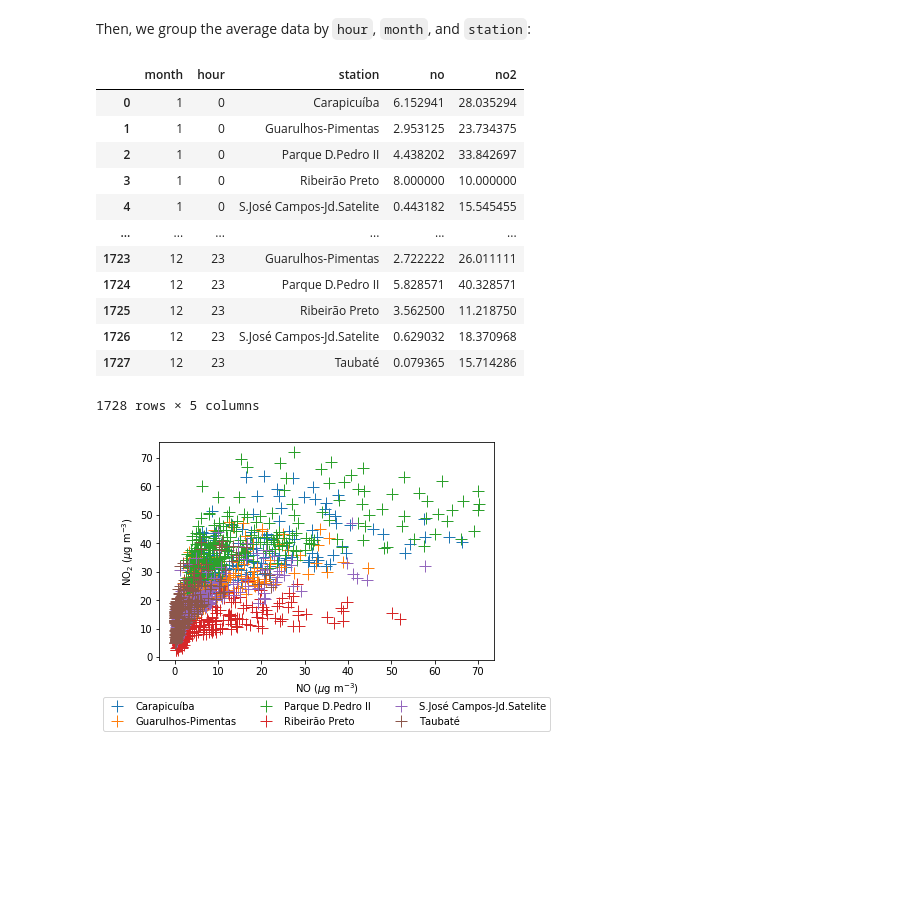
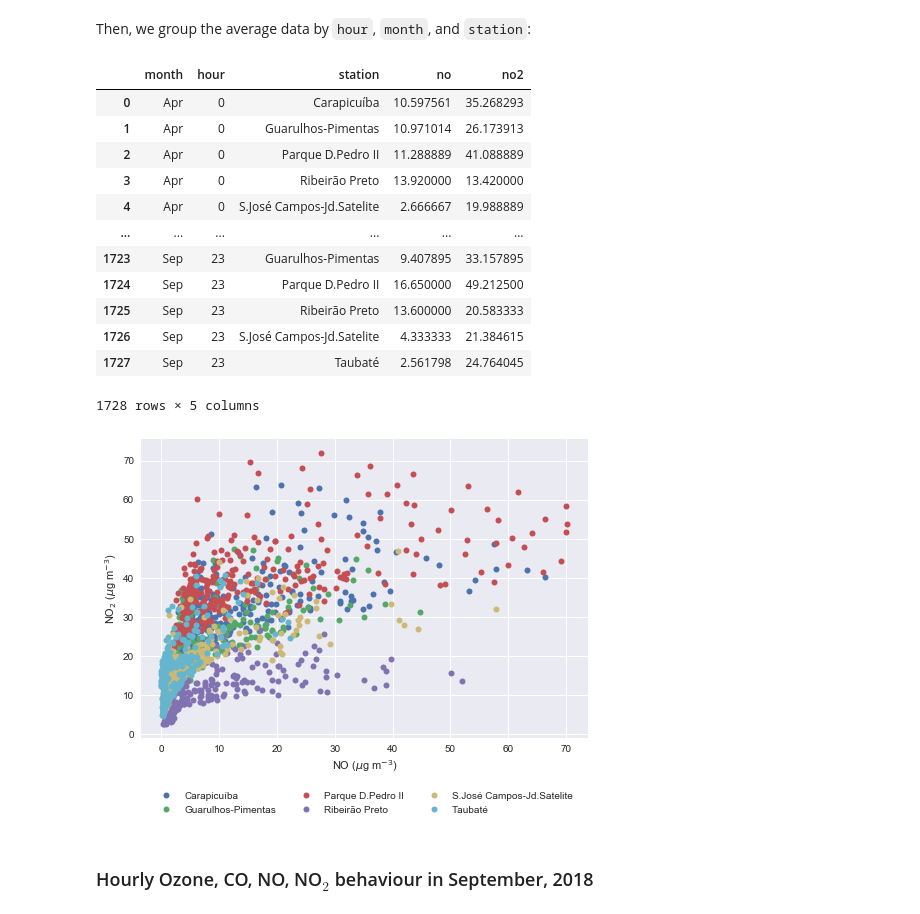
Before and after one commit to adelgadop/PythonObsData, a Jupyter notebook: Ozone.ipynb, the cells around one changed output. Drawn from its saved outputs; the diff is of its cells as text; code cells hidden in the pictures; blank space fills up the shorter version.

Commit message:
Improve charts for met and AQ

```diff
--- a/Ozone.ipynb
+++ b/Ozone.ipynb
@@ -347,0 +266,4 @@ df
+# %%
+#plt.style.use('ggplot')
+plt.style.use('seaborn')
+#sns.set_style("ticks")
@@ -347,0 +274,4 @@ df
+# %%
+data.loc[:,'date'] = pd.to_datetime(data['date'], format='%Y-%m-%d %H:%M:%S')
+data.set_index('date', inplace=True)
+data.head()
@@ -347,0 +288,4 @@ df
+# %%
+data['month'] = data.index.strftime('%b')
+data['hour'] = data.index.hour
+data
@@ -431,32 +434,38 @@ plt.legend(loc='upper center', bbox_to_anchor=(0.5, -0.15), ncol = 6);
 # %% [markdown]
 Then, we group the average data by `hour`, `month`, and `station`:
 # %%
-by_month= df.groupby(['month','hour','station']).mean()[['no','no2']].reset_index()
+by_month= data.groupby(['month','hour','station']).mean()[['no','no2']].reset_index()
 by_month
 # %% [output]
 |  | month | hour | station | no | no2 |
-| 0 | 1 | 0 | Carapicuíba | 6.152941 | 28.035294 |
-| 1 | 1 | 0 | Guarulhos-Pimentas | 2.953125 | 23.734375 |
-| 2 | 1 | 0 | Parque D.Pedro II | 4.438202 | 33.842697 |
-| 3 | 1 | 0 | Ribeirão Preto | 8.000000 | 10.000000 |
-| 4 | 1 | 0 | S.José Campos-Jd.Satelite | 0.443182 | 15.545455 |
+| 0 | Apr | 0 | Carapicuíba | 10.597561 | 35.268293 |
+| 1 | Apr | 0 | Guarulhos-Pimentas | 10.971014 | 26.173913 |
+| 2 | Apr | 0 | Parque D.Pedro II | 11.288889 | 41.088889 |
+| 3 | Apr | 0 | Ribeirão Preto | 13.920000 | 13.420000 |
+| 4 | Apr | 0 | S.José Campos-Jd.Satelite | 2.666667 | 19.988889 |
 | ... | ... | ... | ... | ... | ... |
-| 1723 | 12 | 23 | Guarulhos-Pimentas | 2.722222 | 26.011111 |
-| 1724 | 12 | 23 | Parque D.Pedro II | 5.828571 | 40.328571 |
-| 1725 | 12 | 23 | Ribeirão Preto | 3.562500 | 11.218750 |
-| 1726 | 12 | 23 | S.José Campos-Jd.Satelite | 0.629032 | 18.370968 |
-| 1727 | 12 | 23 | Taubaté | 0.079365 | 15.714286 |
+| 1723 | Sep | 23 | Guarulhos-Pimentas | 9.407895 | 33.157895 |
+| 1724 | Sep | 23 | Parque D.Pedro II | 16.650000 | 49.212500 |
+| 1725 | Sep | 23 | Ribeirão Preto | 13.600000 | 20.583333 |
+| 1726 | Sep | 23 | S.José Campos-Jd.Satelite | 4.333333 | 21.384615 |
+| 1727 | Sep | 23 | Taubaté | 2.561798 | 24.764045 |
 1728 rows × 5 columns
 # %%
+#plt.style.use('ggplot')
+#sns.set_style("ticks")
 groups = by_month.groupby('station')
 # Plot
 fig, ax = plt.subplots()
+color = cm.Set1 # see how put this on the figure
 ax.margins(0.05) # Optional, just adds 5% padding to the autoscaling
-for name, group in groups:
-    ax.plot(group.no, group.no2, marker='+',
+for name, group in groups: # name is ok for groupby, to verify print(name) and print(group) to understand
+    ax.plot(group.no, group.no2, marker='.',  # be careful with the marker = '+' doesn't work for all plt.style
             linestyle='', ms=12, label=name)
     ax.set_xlabel('NO ($\mu$g m$^{-3}$)')
     ax.set_ylabel('NO$_2$ ($\mu$g m$^{-3}$)')
-ax.legend(loc='upper center', bbox_to_anchor=(0.5, -0.15), ncol = 3);
+ax.legend(loc='upper center', bbox_to_anchor=(0.5, -0.15), ncol = 3)
+fig.savefig("../4_Draft_Report/Dissertation/fig/NoNo2_ratio.pdf",bbox_inches='tight');
 # %% [output]
-[figure, old version]
+[figure, new version]
+# %% [markdown]
+### Hourly Ozone, CO, NO, NO$_2$ behaviour in September, 2018
```
Also changed, not shown: parts of 43 cells of this notebook, 2 other files.
